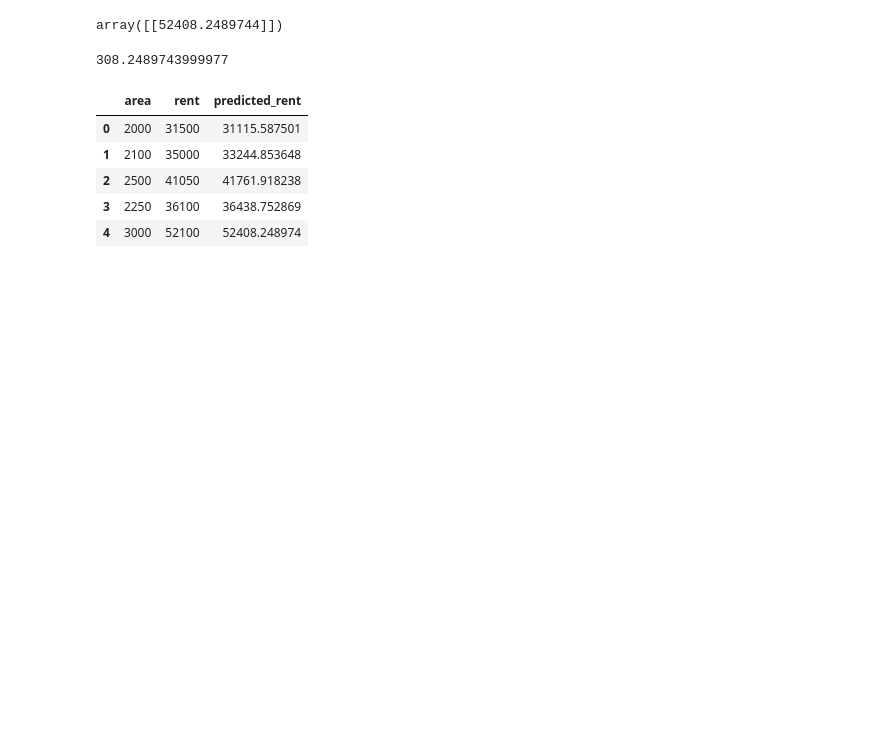
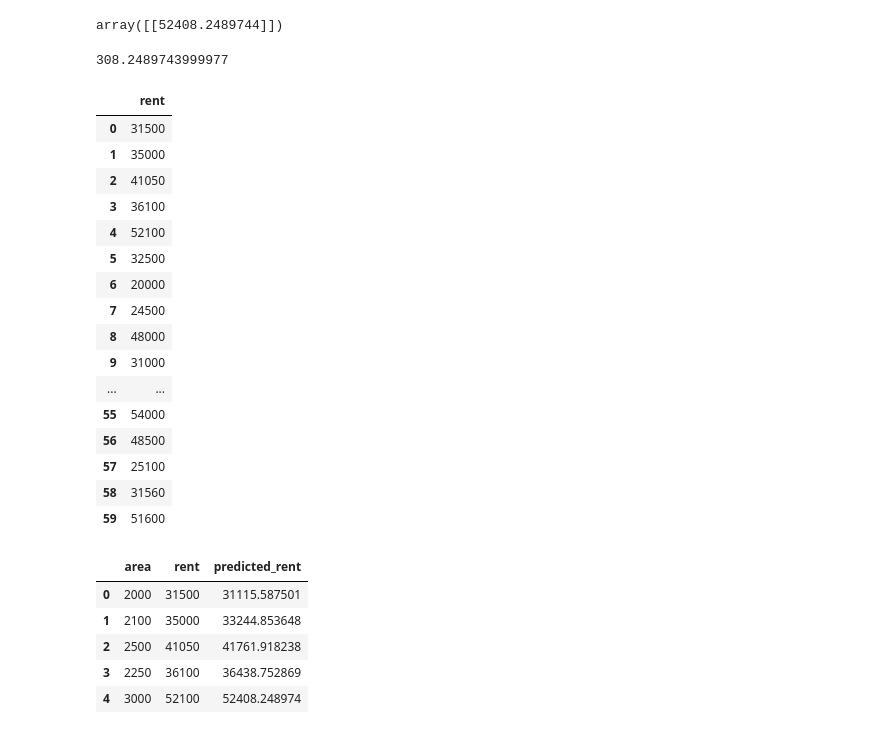
Before and after one commit to pritomsh/road_to_ml, a Jupyter notebook: linear_regession/LinearRegDhakaRent.ipynb, the cells around one changed output. Cells and saved outputs as stored; diff of their text form; code cells hidden in the pictures; blank space fills up the shorter version.

```diff
--- a/linear_regession/LinearRegDhakaRent.ipynb
+++ b/linear_regession/LinearRegDhakaRent.ipynb
@@ -113,6 +113,26 @@ array([[52408.2489744]])
 308.2489743999977
 # %%
 df['predicted_rent'] = reg.predict(x)
+# %%
+y
+# %% [output]
+|  | rent |
+| 0 | 31500 |
+| 1 | 35000 |
+| 2 | 41050 |
+| 3 | 36100 |
+| 4 | 52100 |
+| 5 | 32500 |
+| 6 | 20000 |
+| 7 | 24500 |
+| 8 | 48000 |
+| 9 | 31000 |
+| ... | ... |
+| 55 | 54000 |
+| 56 | 48500 |
+| 57 | 25100 |
+| 58 | 31560 |
+| 59 | 51600 |
 # %%
 df.head()
 # %% [output]
```
Also changed, not shown: parts of 1 cell of this notebook, 8 other files.
